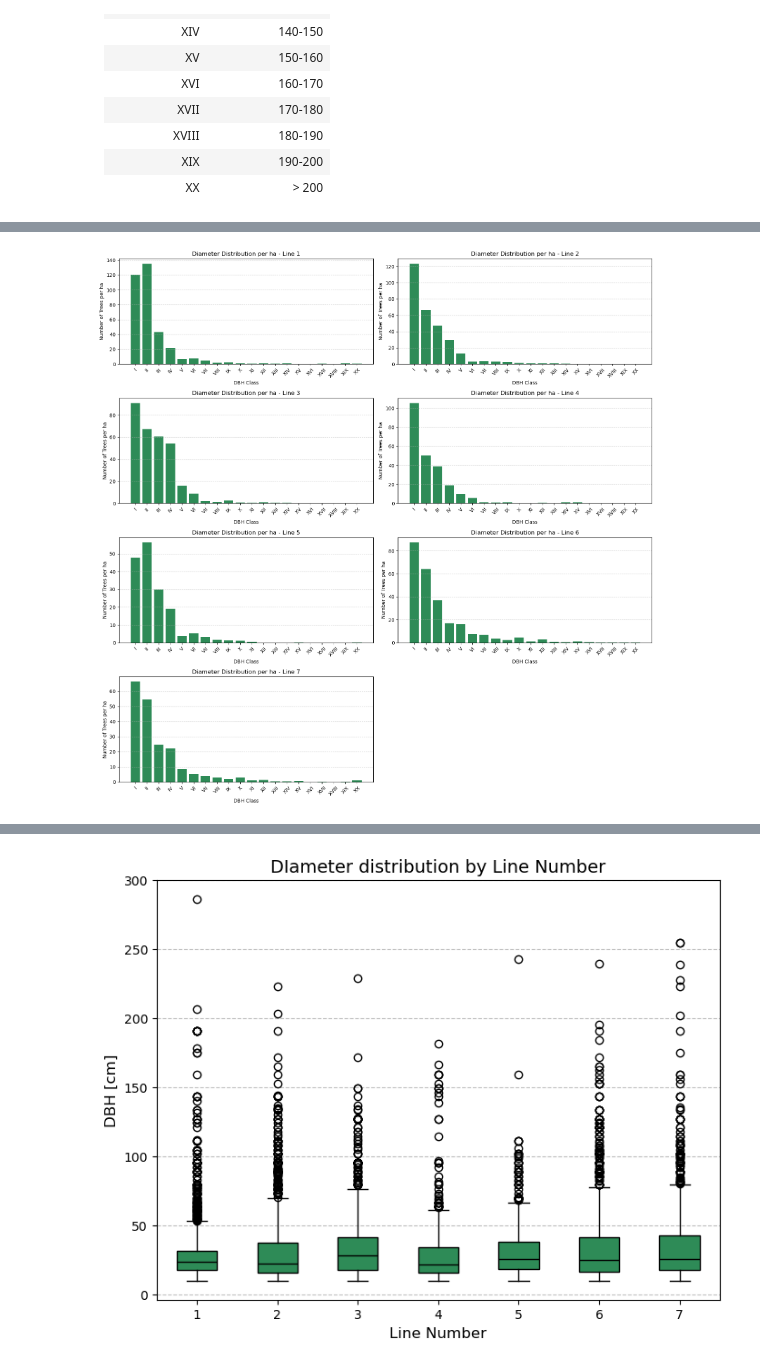
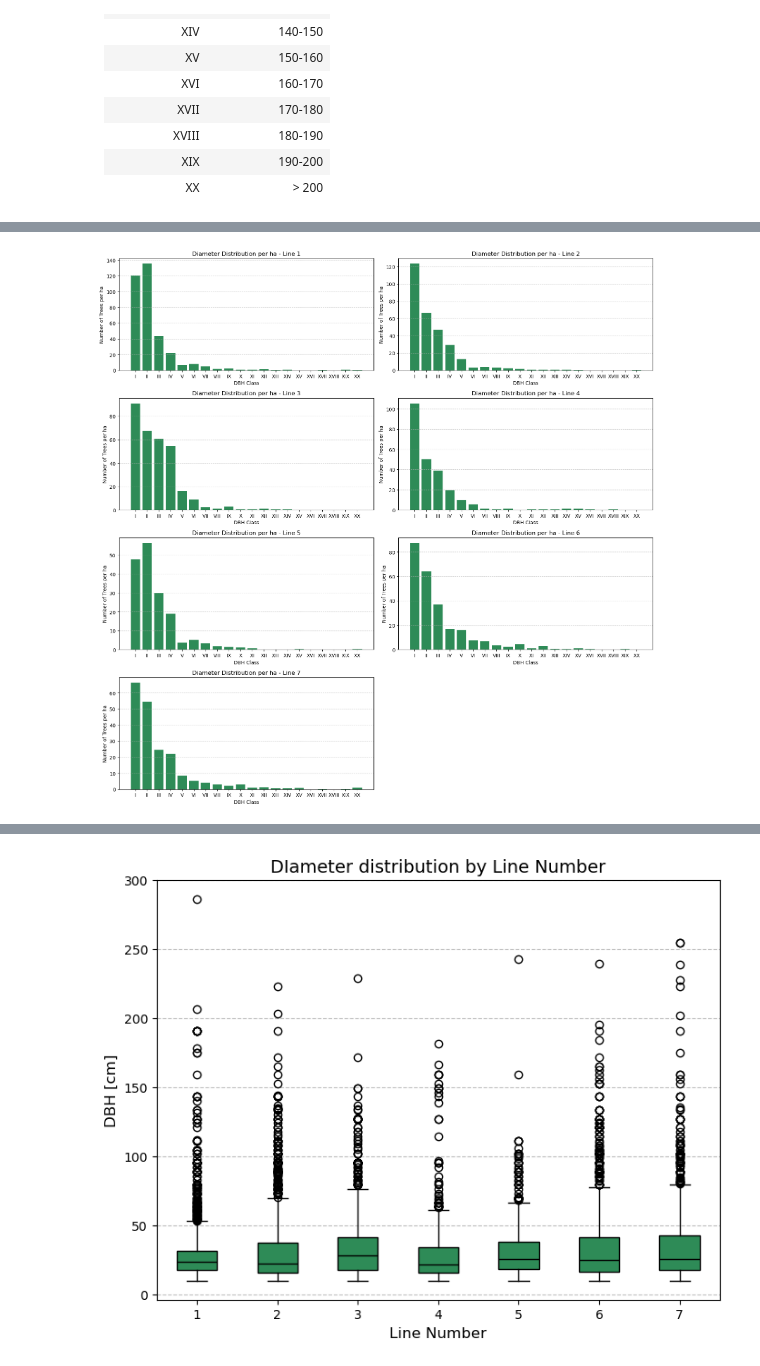
Before and after one commit to miguelif92/IVI-ForstEcol, a Jupyter notebook: notebook/2_diameter_distribution.ipynb, the cells around one changed output, grey strips where cells are left out. Cells and saved outputs as stored; diff of their text form; code cells hidden in the pictures.

```diff
--- a/notebook/2_diameter_distribution.ipynb
+++ b/notebook/2_diameter_distribution.ipynb
@@ -108,7 +113,7 @@ for i, line_num in enumerate(range(1, 8)):
     axes[i].set_ylabel('Number of Trees')
     axes[i].set_title(f'Diameter Distribution - Line {line_num}')
     axes[i].set_xticks(range(len(dbh_class_counts)))
-    axes[i].set_xticklabels(dbh_class_counts.index, rotation=45)
+    axes[i].set_xticklabels(dbh_class_counts.index, rotation=0)
     axes[i].grid(axis='y', linestyle='--', alpha=0.6)
 
 # Hide the last empty subplot
@@ -131,32 +142,32 @@ except NameError:
     plot_size_ha = plot_size / 10000
 
 plot_counts = df.groupby('Line Number')['Plot'].nunique()
 line_area_ha = plot_counts * plot_size_ha
 
 for i, line_num in enumerate(range(1, 8)):
     line_data = df[df["Line Number"] == line_num]
     dbh_class_counts = line_data["DBH Class"].value_counts().sort_index()
 
     # Compute per-hectare counts (handle missing/zero area)
     area = line_area_ha.get(line_num, np.nan)
     if area and area > 0:
         dbh_per_ha = dbh_class_counts / area
     else:
         # if area is missing or zero, set NaN to avoid division by zero
         dbh_per_ha = pd.Series([np.nan] * len(dbh_class_counts), index=dbh_class_counts.index)
 
     axes[i].bar(range(len(dbh_per_ha)), dbh_per_ha.values, color='#2E8B57')
     axes[i].set_xlabel('DBH Class')
     axes[i].set_ylabel('Number of Trees per ha')
     axes[i].set_title(f'Diameter Distribution per ha - Line {line_num}')
     axes[i].set_xticks(range(len(dbh_per_ha)))
-    axes[i].set_xticklabels(dbh_per_ha.index, rotation=45)
+    axes[i].set_xticklabels(dbh_per_ha.index, rotation=0)
     axes[i].grid(axis='y', linestyle='--', alpha=0.6)
 
 # Hide the last empty subplot
 axes[7].set_visible(False)
 
 plt.tight_layout()
 plt.show()
 # %% [output]
-[figure, old version]
+[figure, new version]
```
Also changed, not shown: parts of 23 cells of this notebook.
